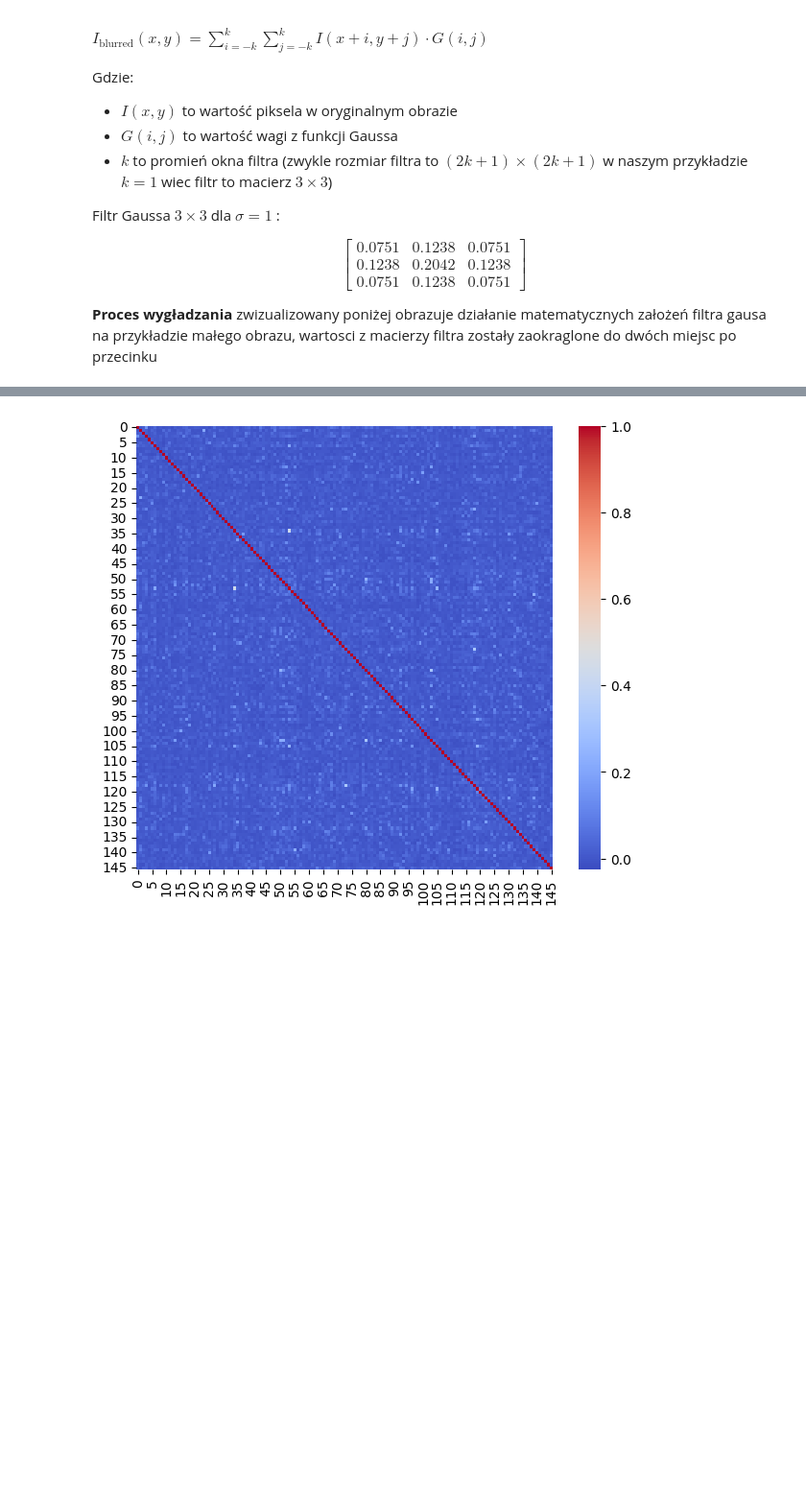
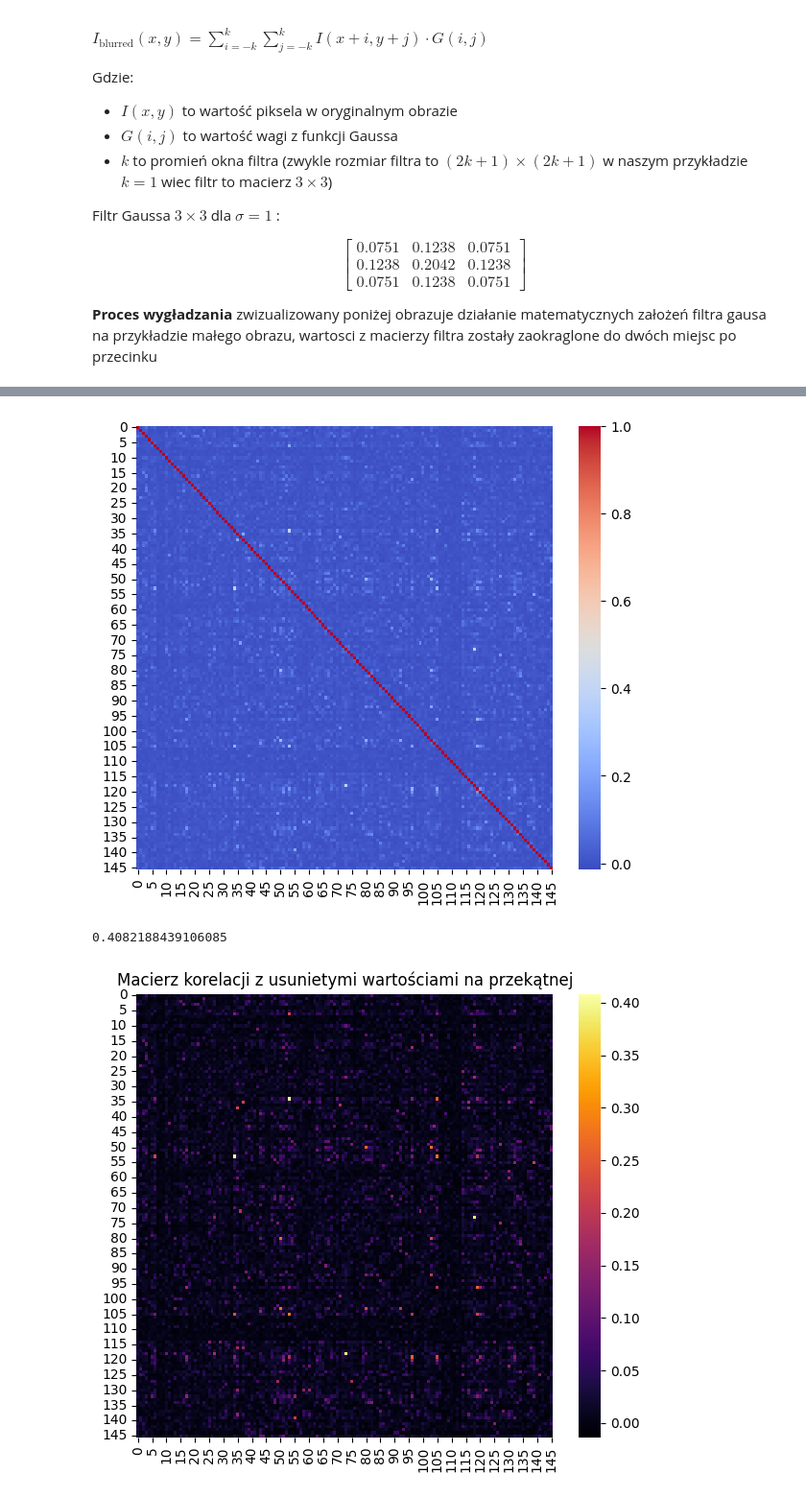
Before and after one commit to janekandrz/sp_final, a Jupyter notebook: spfinal.ipynb, the cells around one changed output, grey strips where cells are left out. Shown at 96% size. Cells and saved outputs as stored; diff of their text form; code cells hidden in the pictures; blank space fills up the shorter version.

```diff
--- a/spfinal.ipynb
+++ b/spfinal.ipynb
@@ -251,10 +351,23 @@ plt.show()
 # %%
-flat_edge_imgs = [img.flatten() for img in edge_imgs]
+flatEdgeImgs = [img.flatten() for img in edgeImgs]
 
-corr_matrix= np.corrcoef(flat_edge_imgs)
+corrMatrix= np.corrcoef(flatEdgeImgs)
 
 plt.figure(figsize=(7,6))
-sns.heatmap(corr_matrix,annot=False,cmap="coolwarm",cbar=True)
+sns.heatmap(corrMatrix,annot=False,cmap="coolwarm",cbar=True)
 plt.show()
 # %% [output]
-[figure, old version]
+[figure, new version]
+# %%
+
+corrMatrix[corrMatrix == 1] = 0
+corrMatrix[corrMatrix == 0.9999999999999999] = 0
+print(np.max(corrMatrix))
+
+plt.figure(figsize=(7,6))
+sns.heatmap(corrMatrix,annot=False,cmap="inferno",cbar=True)
+plt.title("Macierz korelacji z usunietymi wartościami na przekątnej")
+plt.show()
+# %% [output]
+0.4082188439106085
+[figure, added]
```
Also changed, not shown: parts of 14 cells of this notebook, 1 other file.
